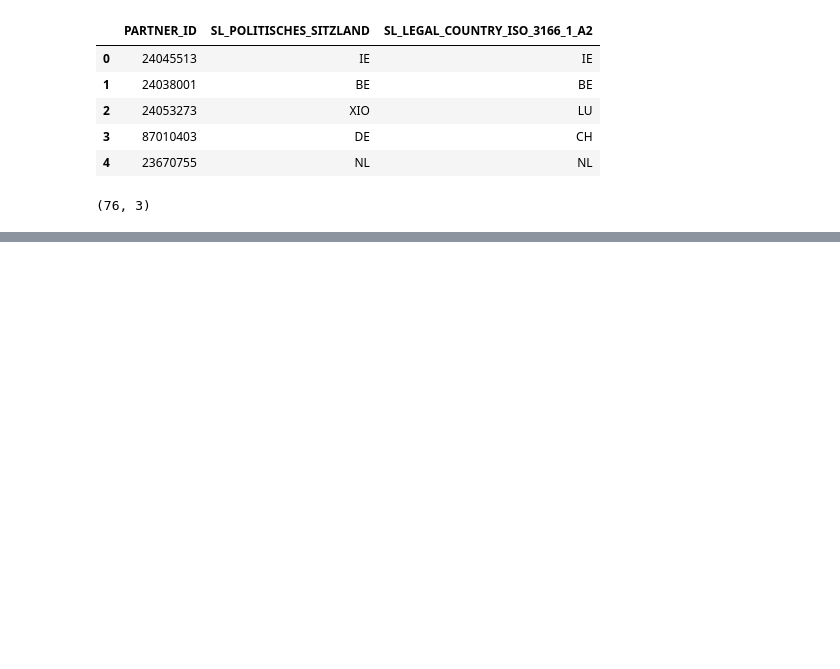
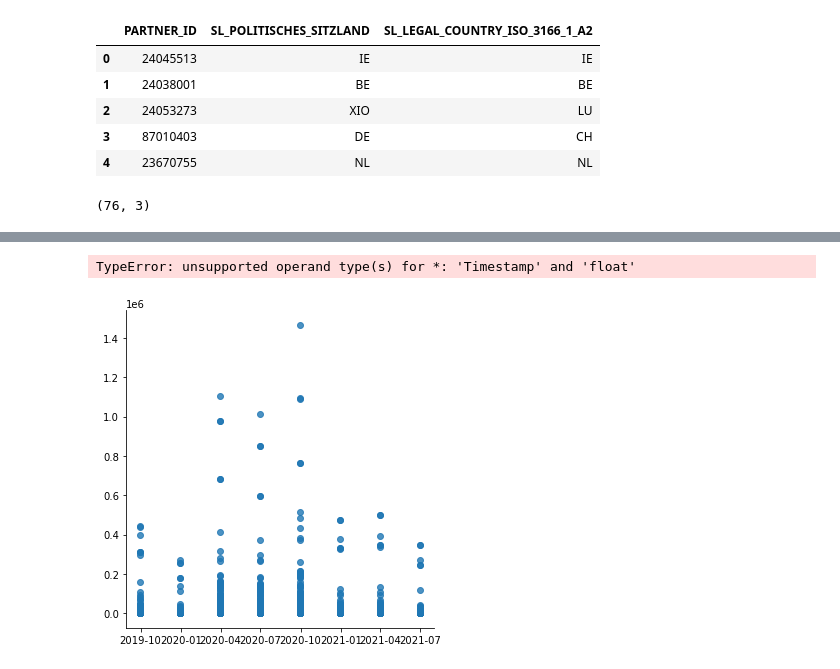
Before and after one commit to lucavice76/UCDPA_LucaVicentini, a Jupyter notebook: Project2.ipynb, the cells around one changed output, grey strips where cells are left out. Drawn from its saved outputs; the diff is of its cells as text; code cells hidden in the pictures; blank space fills up the shorter version.

```diff
--- a/Project2.ipynb
+++ b/Project2.ipynb
@@ -66,0 +247,2 @@ CPTY_Country_codes.shape
+# %%
+CPTY_Country_codes["PARTNER_ID"] = CPTY_Country_codes["PARTNER_ID"].astype(str)
@@ -66,0 +267,3 @@ CPTY_Country_codes.shape
+# %%
+CPTY_Country_codes.rename(columns={"SL_POLITISCHES_SITZLAND": "COUNTRY_OF_RISK", "SL_LEGAL_COUNTRY_ISO_3166_1_A2" : "LEGAL_COUNTRY"}, inplace=True)
+CPTY_Country_codes.head()
@@ -66,0 +281,3 @@ CPTY_Country_codes.shape
+# %%
+ECL_Study_CPTY_Country_Codes = ECL_study.merge(CPTY_Country_codes, how="left")
+ECL_Study_CPTY_Country_Codes.head()
@@ -66,0 +310,3 @@ CPTY_Country_codes.shape
+# %%
+ECL_Study_CPTY_Country_Codes["EL_1Y/EAD_1Y"] = ECL_Study_CPTY_Country_Codes["EXPECTED_LOSS_1Y"]/ECL_Study_CPTY_Country_Codes["EAD1Y"]*10000
+ECL_Study_CPTY_Country_Codes.head()
@@ -66,0 +344,6 @@ CPTY_Country_codes.shape
+# %%
+g = sns.lmplot(data=ECL_Study_CPTY_Country_Codes, x="REPORTING_DATE", y="EXPECTED_LOSS_1Y")
+plt.xticks(rotation=90)
+# %% [output]
+TypeError: unsupported operand type(s) for *: 'Timestamp' and 'float'
+[figure, added]
```
Also changed, not shown: parts of 31 cells of this notebook.
